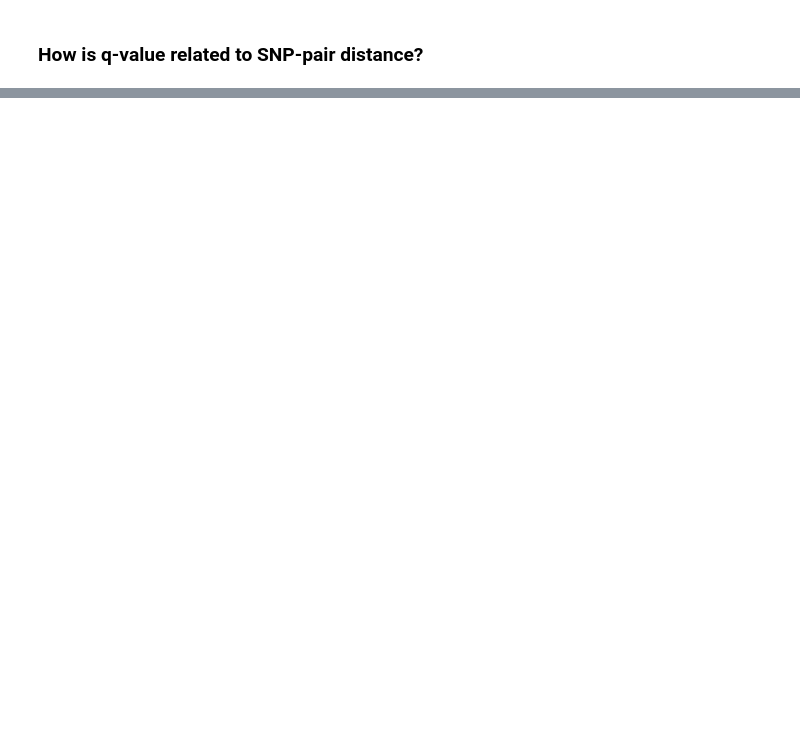
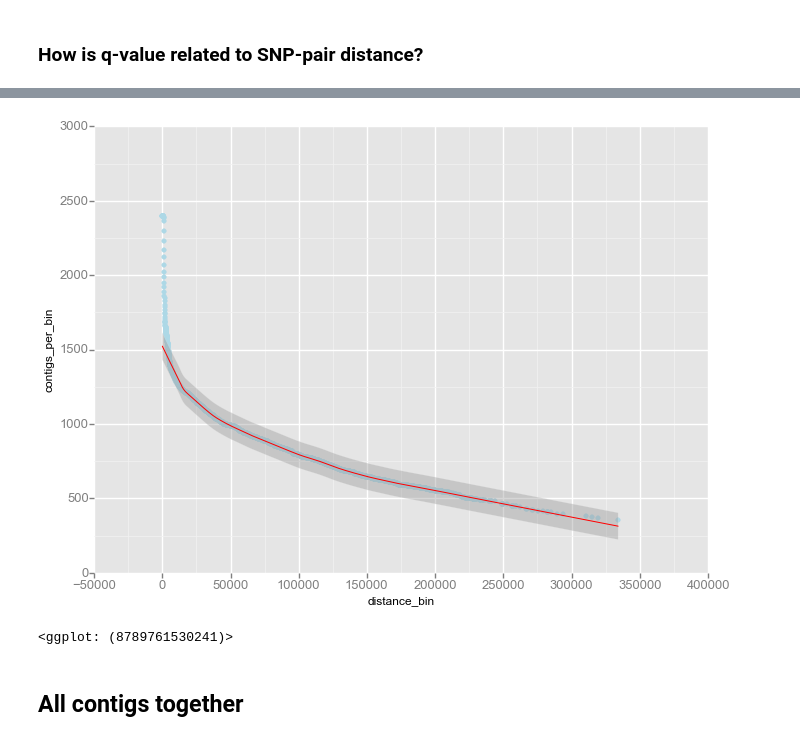
Before and after one commit to xguse/ipy_notebooks, a Jupyter notebook: YALE/ddrad58/2015-03-13_LD_thresholds_via_binning_RESULTS.ipynb, the cells around one changed output, grey strips where cells are left out. Saved outputs shown, nothing was run; the diff lists cells and outputs as text; code cells hidden in the pictures; blank space fills up the shorter version.

```diff
--- a/YALE/ddrad58/2015-03-13_LD_thresholds_via_binning_RESULTS.ipynb
+++ b/YALE/ddrad58/2015-03-13_LD_thresholds_via_binning_RESULTS.ipynb
@@ -364,0 +385,16 @@ sns.jointplot(x='N_SNPs',
+# %%
+def get_contigs_per_bin(d_bins,contig_info):
+
+    cpb = {}
+
+    for b in d_bins:
+        cpb[b] = sum(contig_info.length > b)
+
+    return pd.Series(cpb)
+# %%
+d_bins = ld_contig.distance_bin.unique()
+d_bins.sort()
+d_bins
+# Generate a dict to map how many contigs avail to each bin
+contigs_per_bin = get_contigs_per_bin(d_bins,contig_info)
+contigs_per_bin
@@ -364,0 +419,4 @@ sns.jointplot(x='N_SNPs',
+# %%
+contigs_per_bin = pd.DataFrame(contigs_per_bin,columns=['contigs_per_bin'])
+# %%
+contigs_per_bin = contigs_per_bin.reset_index().rename(columns={'index':'distance_bin'}, inplace=False)
@@ -364,0 +432,9 @@ sns.jointplot(x='N_SNPs',
+# %%
+gp.ggplot(gp.aes(x='distance_bin', y='contigs_per_bin'), data=contigs_per_bin) + \
+    gp.geom_point(color='lightblue') + \
+    gp.stat_smooth(span=.15, color='red', se=True)
+# %% [output]
+[figure, added]
+<ggplot: (8789761530241)>
+# %% [markdown]
+## All contigs together
```
Also changed, not shown: parts of 38 cells of this notebook, 3 other files.
